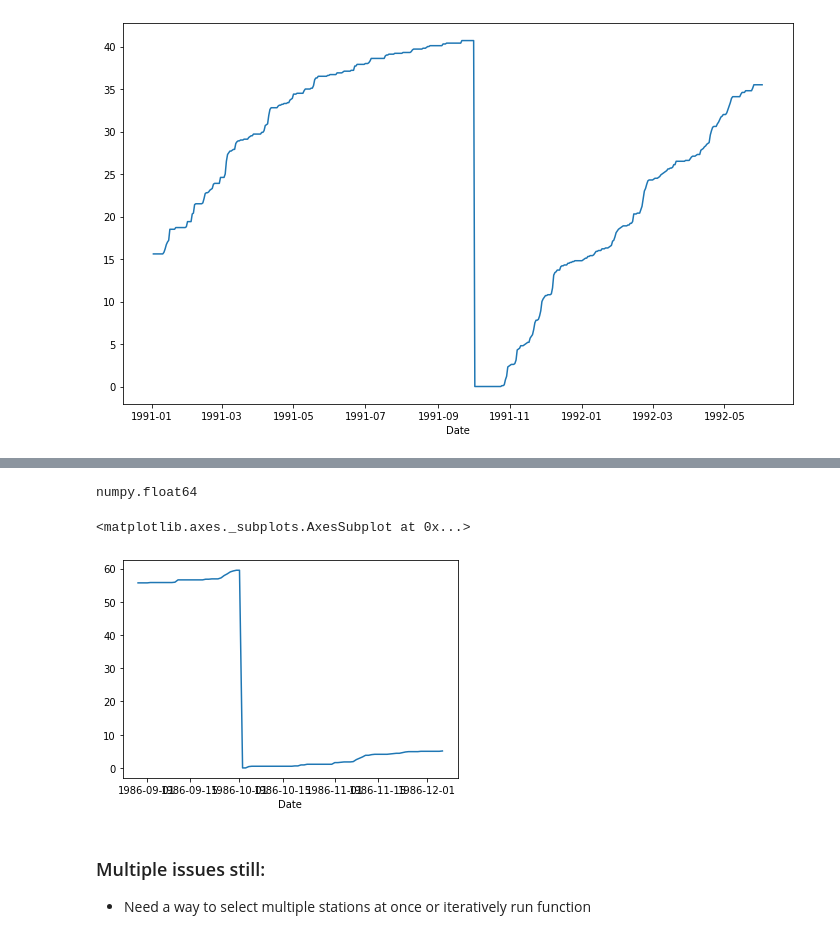
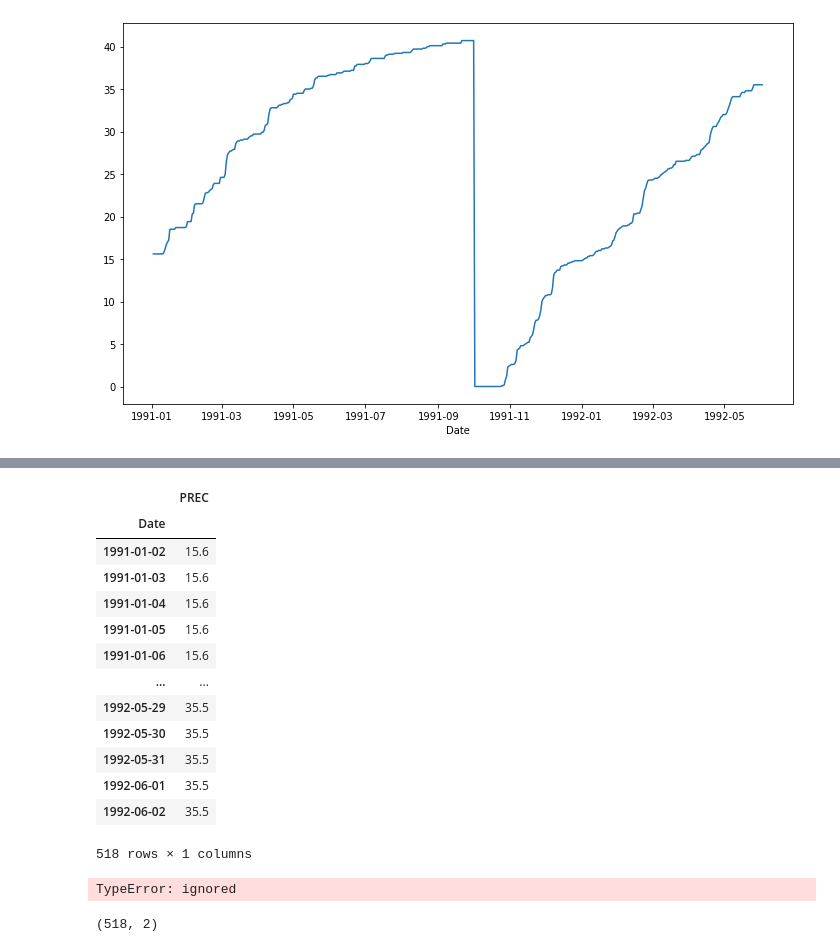
Before and after one commit to geoskimoto/AWDB_SOAP_Request, a Jupyter notebook: GetData_AWDB_SOAP_call.ipynb, the cells around one changed output, grey strips where cells are left out. Saved outputs shown, nothing was run; the diff lists cells and outputs as text; code cells hidden in the pictures.

```diff
--- a/GetData_AWDB_SOAP_call.ipynb
+++ b/GetData_AWDB_SOAP_call.ipynb
@@ -101,9 +86,0 @@ import sidetable as stb
-# %%
-type(df['PREC'][0])
-# %% [output]
-numpy.float64
-# %%
-df['PREC'][-200:-100].plot()
-# %% [output]
-<matplotlib.axes._subplots.AxesSubplot at 0x...>
-[figure, removed]
@@ -112,5 +87,17 @@ df['PREC'][-200:-100].plot()
-# %% [markdown]
-### Multiple issues still:
-
-
-*   Need a way to select multiple stations at once or iteratively run function
+# %%
+df
+# %% [output]
+|  | PREC |
+| Date |  |
+| 1991-01-02 | 15.6 |
+| 1991-01-03 | 15.6 |
+| 1991-01-04 | 15.6 |
+| 1991-01-05 | 15.6 |
+| 1991-01-06 | 15.6 |
+| ... | ... |
+| 1992-05-29 | 35.5 |
+| 1992-05-30 | 35.5 |
+| 1992-05-31 | 35.5 |
+| 1992-06-01 | 35.5 |
+| 1992-06-02 | 35.5 |
+518 rows × 1 columns
@@ -116,0 +110,13 @@ df['PREC'][-200:-100].plot()
+# %%
+features = data[1:]
+
+features_list = []
+for i in features:
+  i.reset_index(inplace=True)
+  features_list.append(i['PREC'].tolist())
+# %% [output]
+TypeError: ignored
+# %%
+np.array(features_list).reshape(-1,2).shape
+# %% [output]
+(518, 2)
```
Also changed, not shown: parts of 11 cells of this notebook.
